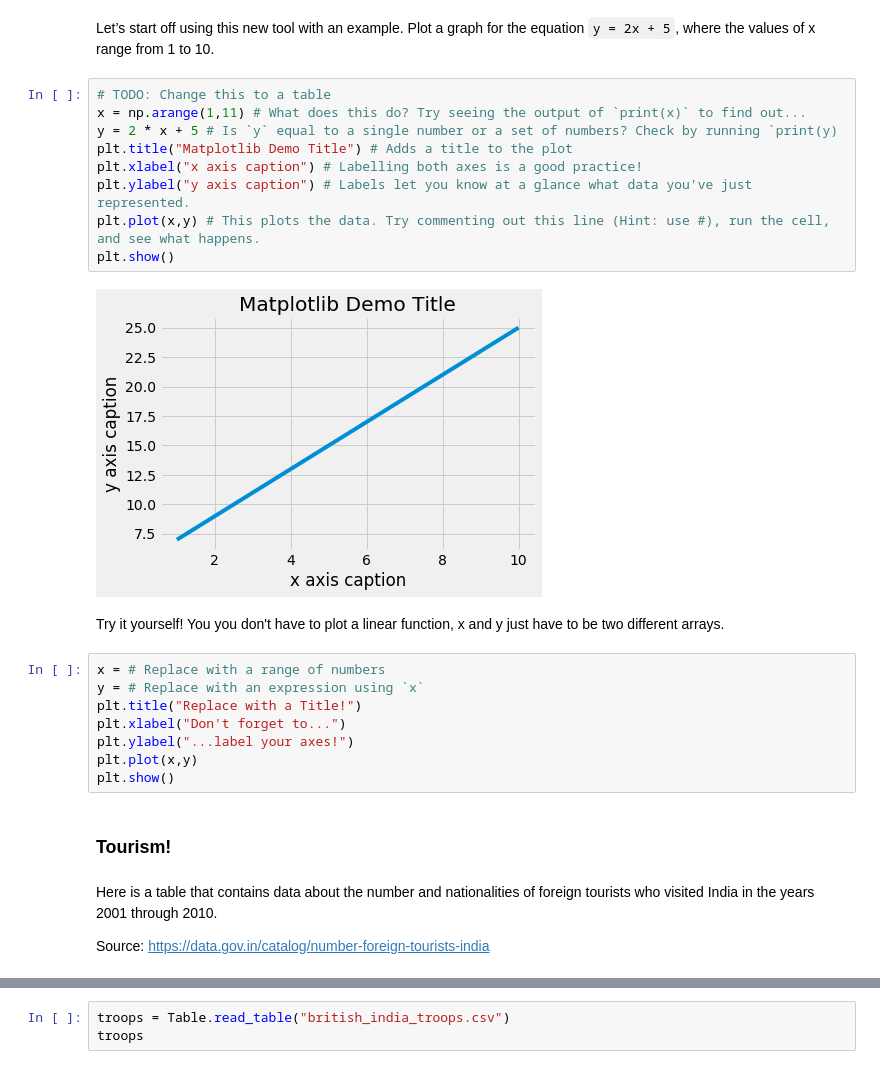
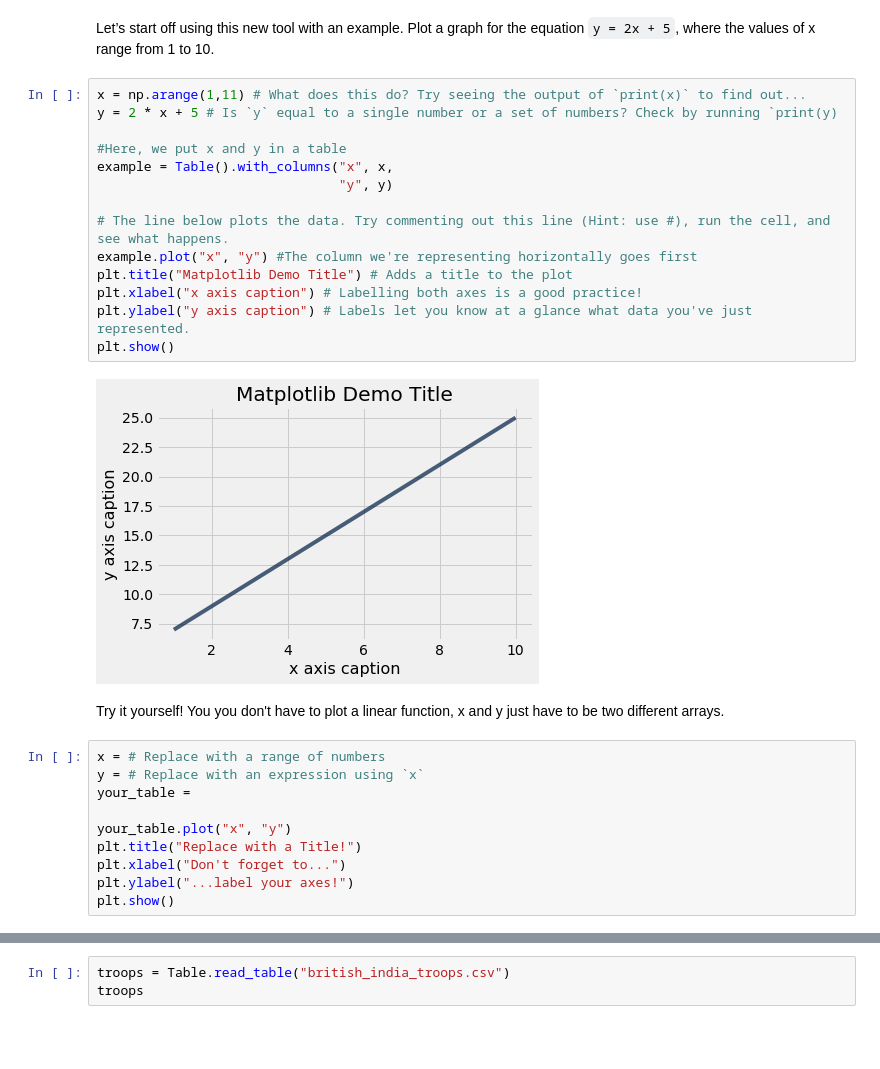
Before and after one commit to dsindia/notebooks, a Jupyter notebook: lesson7/Lesson_7_Visualization.ipynb, the cells around one changed output, grey strips where cells are left out. Cells and saved outputs as stored; diff of their text form; blank space fills up the shorter version.

```diff
--- a/lesson7/Lesson_7_Visualization.ipynb
+++ b/lesson7/Lesson_7_Visualization.ipynb
@@ -35,29 +35,30 @@ Note: The identifiers (nicknames) `np` and `plt` are what programmers convention
 # %% [markdown]
 Let’s start off using this new tool with an example. Plot a graph for the equation `y = 2x + 5`, where the values of x range from 1 to 10.
 # %%
-# TODO: Change this to a table
 x = np.arange(1,11) # What does this do? Try seeing the output of `print(x)` to find out...
 y = 2 * x + 5 # Is `y` equal to a single number or a set of numbers? Check by running `print(y)
+
+#Here, we put x and y in a table
+example = Table().with_columns("x", x,
+                               "y", y)
+
+# The line below plots the data. Try commenting out this line (Hint: use #), run the cell, and see what happens.
+example.plot("x", "y") #The column we're representing horizontally goes first
 plt.title("Matplotlib Demo Title") # Adds a title to the plot
 plt.xlabel("x axis caption") # Labelling both axes is a good practice!
 plt.ylabel("y axis caption") # Labels let you know at a glance what data you've just represented.
-plt.plot(x,y) # This plots the data. Try commenting out this line (Hint: use #), run the cell, and see what happens.
 plt.show()
 # %% [output]
-[figure, old version]
+[figure, new version]
 # %% [markdown]
 Try it yourself! You you don't have to plot a linear function, x and y just have to be two different arrays.
 # %%
 x = # Replace with a range of numbers
 y = # Replace with an expression using `x`
+your_table =
+
+your_table.plot("x", "y")
 plt.title("Replace with a Title!")
 plt.xlabel("Don't forget to...")
 plt.ylabel("...label your axes!")
-plt.plot(x,y)
 plt.show()
-# %% [markdown]
-### Tourism!
-# %% [markdown]
-Here is a table that contains data about the number and nationalities of foreign tourists who visited India in the years 2001 through 2010.
-
-Source: https://data.gov.in/catalog/number-foreign-tourists-india
```
Also changed, not shown: parts of 13 cells of this notebook.
